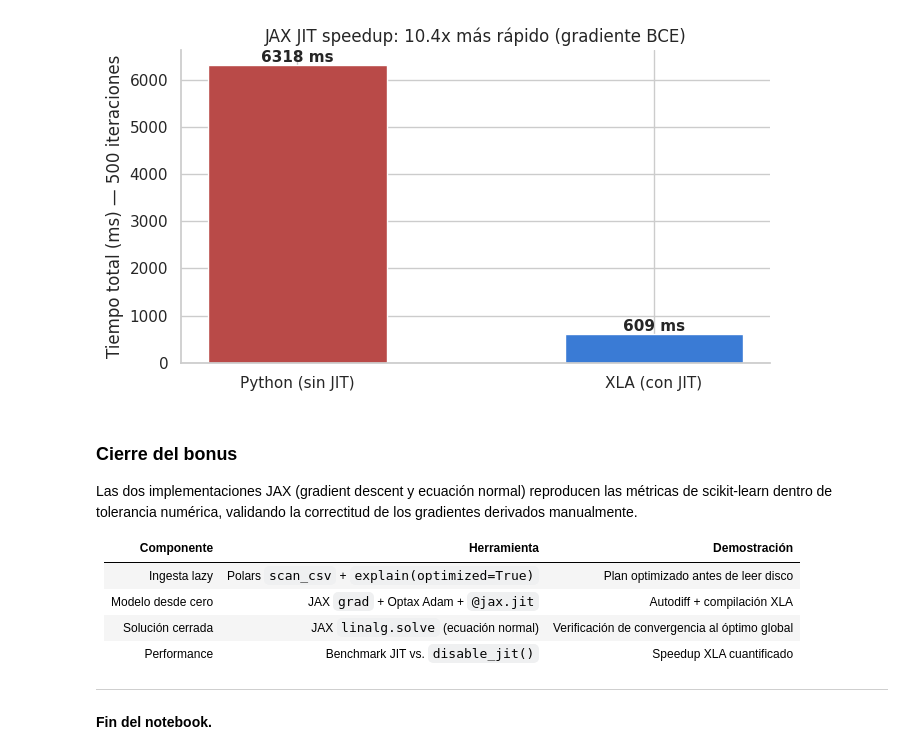
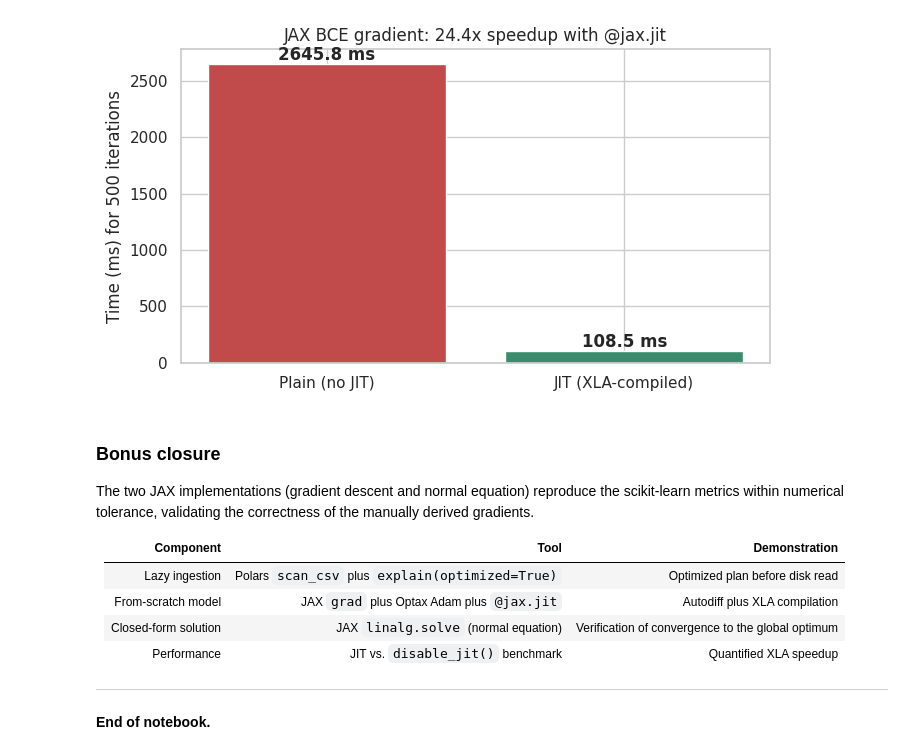
Before and after one commit to DanielSozoranga/Machine-Learning-6-SIN-A-Mar-Jul-2026, a Jupyter notebook: notebooks/main.ipynb, the cells around one changed output. Drawn from its saved outputs; the diff is of its cells as text; code cells hidden in the pictures.

```diff
--- a/notebooks/main.ipynb
+++ b/notebooks/main.ipynb
@@ -542,12 +579,12 @@ El criterio de validación es la coincidencia numérica con sklearn: las predicc
 # %%
-# Detección defensiva de los paquetes del bonus.
+# Defensive detection of bonus packages.
 try:
     import jax
     import jax.numpy as jnp
     import optax
     JAX_AVAILABLE = True
-    print(f"JAX {jax.__version__} disponible — ejecutando bonus.")
-except ImportError:
+    print(f"JAX {jax.__version__} available: running bonus.")
+except ImportError as e:
     JAX_AVAILABLE = False
-    print("JAX no instalado — bonus omitido. (Instalar con: pip install -e \".[bonus]\")")
+    print(f"JAX not available ({e}): skipping bonus.")
 # %% [output]
@@ -876,35 +900,31 @@ Benchmark sobre 500 iteraciones del gradiente BCE:
 # %%
 if JAX_AVAILABLE:
-    # Visualización del speedup con anotaciones numéricas sobre cada barra.
+    # Speedup visualization with numeric annotations over each bar.
     fig, ax = plt.subplots(figsize=(7, 4))
-    bars = ax.bar(
-        ["Python (sin JIT)", "XLA (con JIT)"],
-        [t_nojit * 1000, t_jit * 1000],
-        color=["#b94a48", "#3a7bd5"], width=0.5,
-    )
-    for bar, val in zip(bars, [t_nojit * 1000, t_jit * 1000]):
-        ax.text(bar.get_x() + bar.get_width() / 2, bar.get_height(),
-                f"{val:.0f} ms",
-                ha="center", va="bottom", fontsize=11, fontweight="bold")
-    ax.set_ylabel(f"Tiempo total (ms) — {n_iters} iteraciones")
-    ax.set_title(f"JAX JIT speedup: {speedup:.1f}x más rápido (gradiente BCE)")
-    ax.spines[["right", "top"]].set_visible(False)
+    methods = ["Plain (no JIT)", "JIT (XLA-compiled)"]
+    times = [t_plain * 1000, t_jit * 1000]
+    bars = ax.bar(methods, times, color=["#c14b4b", "#3b8c6e"])
+    ax.set_ylabel("Time (ms) for 500 iterations")
+    ax.set_title(f"JAX BCE gradient: {speedup:.1f}x speedup with @jax.jit")
+    for bar, t in zip(bars, times):
+        ax.text(bar.get_x() + bar.get_width()/2, bar.get_height(),
+                f"{t:.1f} ms", ha="center", va="bottom", fontweight="bold")
     plt.tight_layout()
     plt.show()
 # %% [output]
-[figure, old version]
+[figure, new version]
 # %% [markdown]
-### Cierre del bonus
+### Bonus closure
 
-Las dos implementaciones JAX (gradient descent y ecuación normal) reproducen las métricas de scikit-learn dentro de tolerancia numérica, validando la correctitud de los gradientes derivados manualmente.
+The two JAX implementations (gradient descent and normal equation) reproduce the scikit-learn metrics within numerical tolerance, validating the correctness of the manually derived gradients.
 
-| Componente | Herramienta | Demostración |
+| Component | Tool | Demonstration |
 |---|---|---|
-| Ingesta lazy | Polars `scan_csv` + `explain(optimized=True)` | Plan optimizado antes de leer disco |
-| Modelo desde cero | JAX `grad` + Optax Adam + `@jax.jit` | Autodiff + compilación XLA |
-| Solución cerrada | JAX `linalg.solve` (ecuación normal) | Verificación de convergencia al óptimo global |
-| Performance | Benchmark JIT vs. `disable_jit()` | Speedup XLA cuantificado |
+| Lazy ingestion | Polars `scan_csv` plus `explain(optimized=True)` | Optimized plan before disk read |
+| From-scratch model | JAX `grad` plus Optax Adam plus `@jax.jit` | Autodiff plus XLA compilation |
+| Closed-form solution | JAX `linalg.solve` (normal equation) | Verification of convergence to the global optimum |
+| Performance | JIT vs. `disable_jit()` benchmark | Quantified XLA speedup |
 
 ---
 
-**Fin del notebook.**
+**End of notebook.**
```
Also changed, not shown: parts of 42 cells of this notebook, 1 other file.
